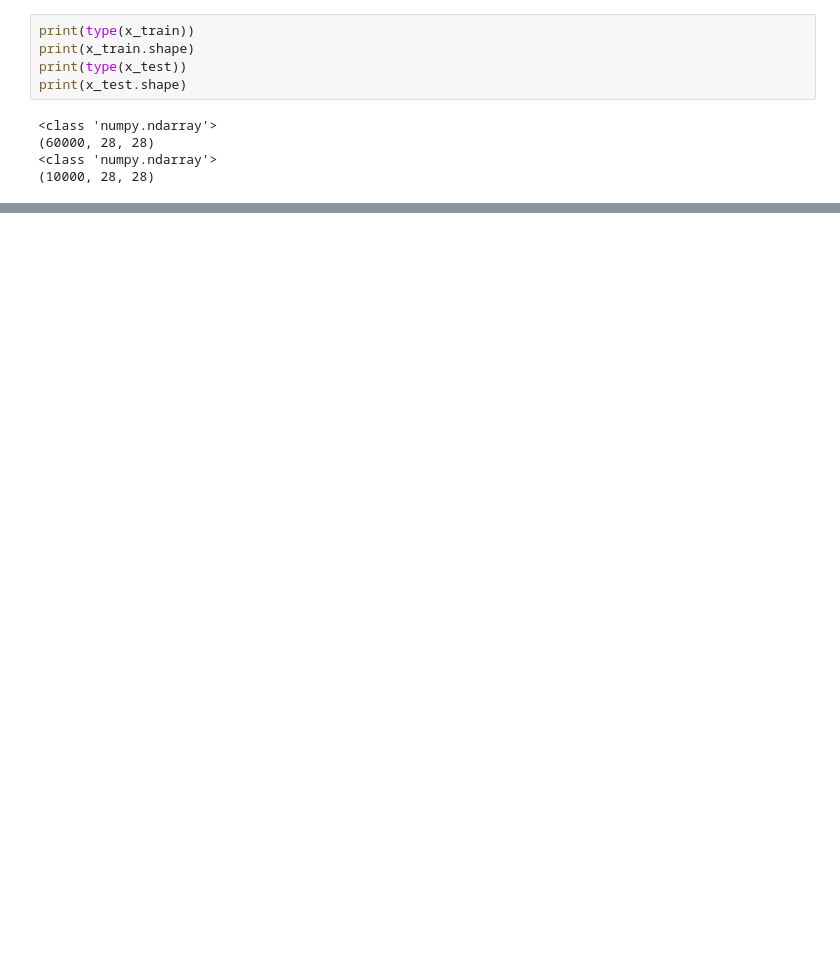
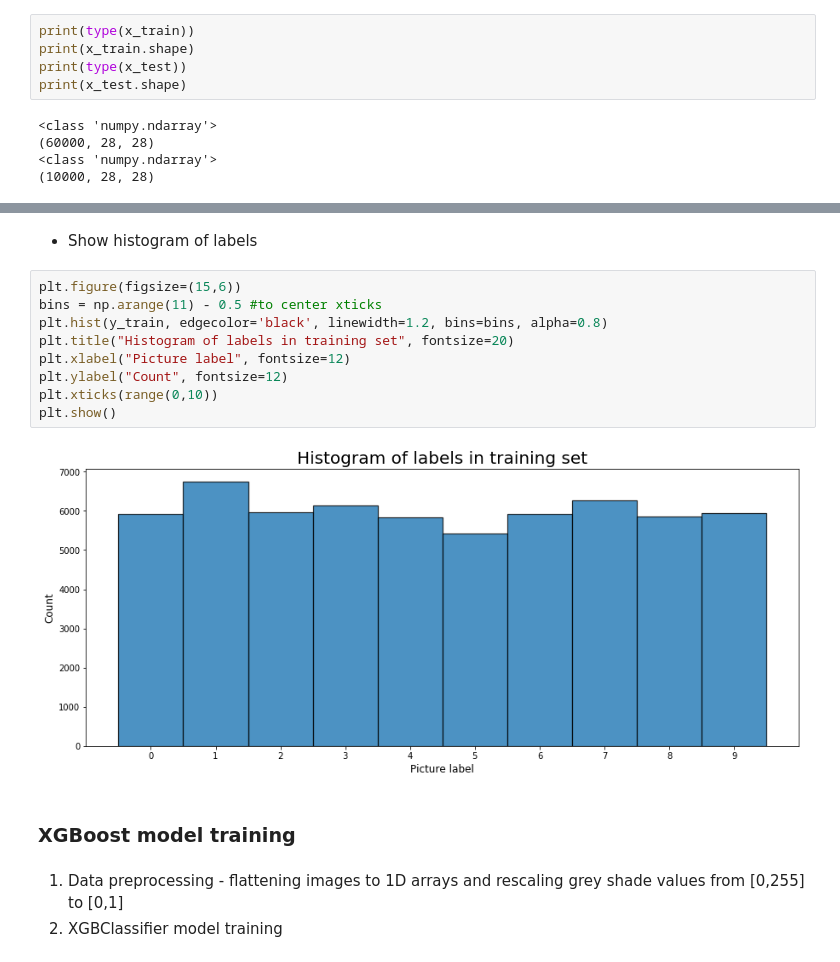
Before and after one commit to durcak-jindrich/mnist_xgboost, a Jupyter notebook: notebooks/mnist_classification.ipynb, the cells around one changed output, grey strips where cells are left out. Saved outputs shown, nothing was run; the diff lists cells and outputs as text; blank space fills up the shorter version.

```diff
--- a/notebooks/mnist_classification.ipynb
+++ b/notebooks/mnist_classification.ipynb
@@ -33,0 +48,18 @@ for i in [444,666,7788]:
+# %% [markdown]
+- Show histogram of labels
+# %%
+plt.figure(figsize=(15,6))
+bins = np.arange(11) - 0.5 #to center xticks
+plt.hist(y_train, edgecolor='black', linewidth=1.2, bins=bins, alpha=0.8)
+plt.title("Histogram of labels in training set", fontsize=20)
+plt.xlabel("Picture label", fontsize=12)
+plt.ylabel("Count", fontsize=12)
+plt.xticks(range(0,10))
+plt.show()
+# %% [output]
+[figure, added]
+# %% [markdown]
+### XGBoost model training
+# %% [markdown]
+1. Data preprocessing - flattening images to 1D arrays and rescaling grey shade values from [0,255] to [0,1]
+2. XGBClassifier model training
```
Also changed, not shown: parts of 18 cells of this notebook, 1 other file.
